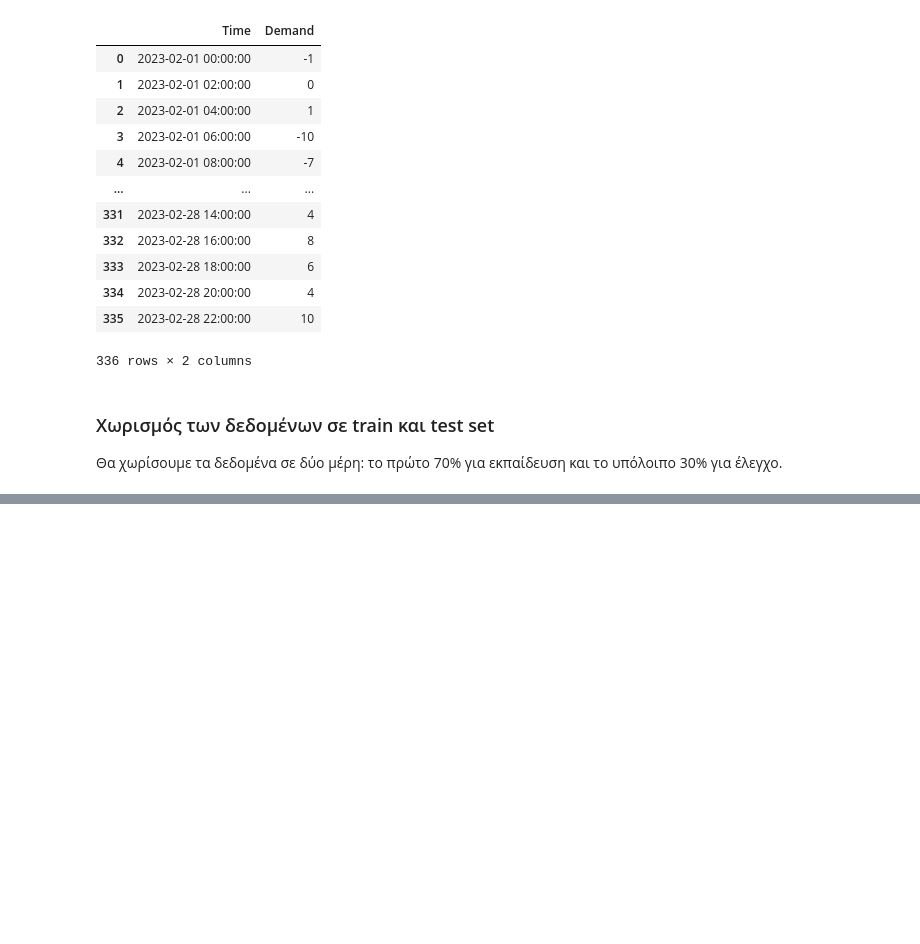
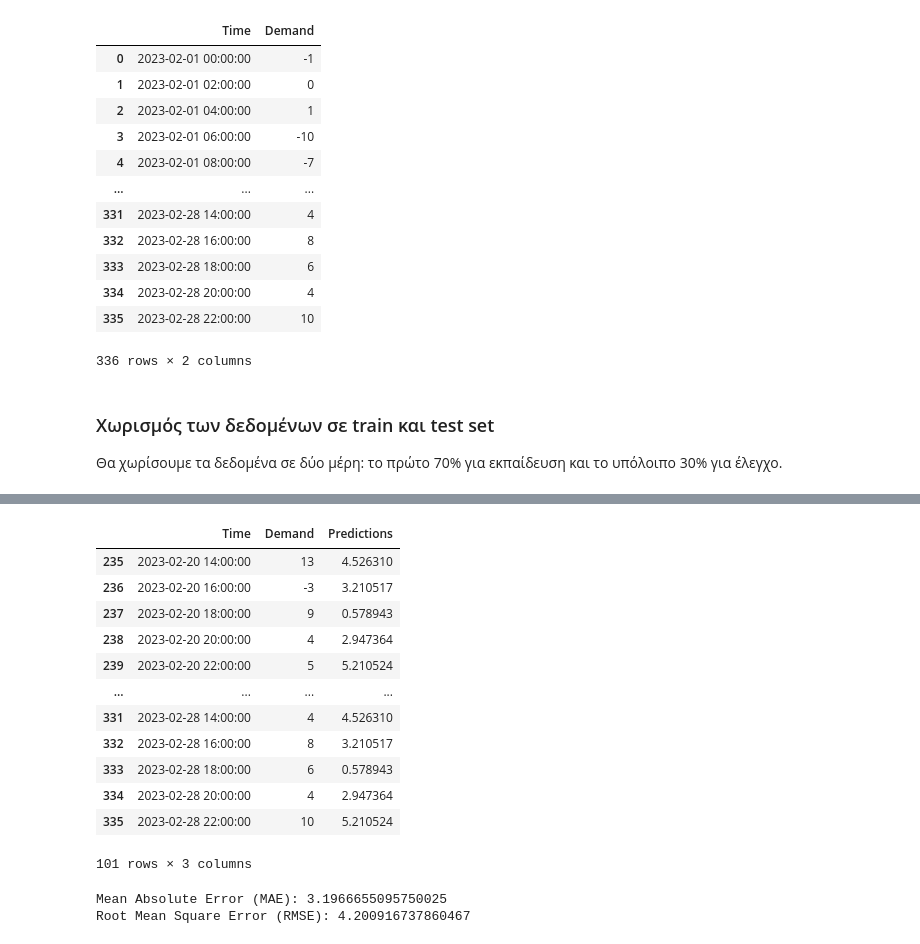
Before and after one commit to Th4nosMyl/Bike-Station-Time-Series-Analysis, a Jupyter notebook: src/BikeStationTimeSeriesAnalysis.ipynb, the cells around one changed output, grey strips where cells are left out. Drawn from its saved outputs; the diff is of its cells as text; code cells hidden in the pictures; blank space fills up the shorter version.

```diff
--- a/src/BikeStationTimeSeriesAnalysis.ipynb
+++ b/src/BikeStationTimeSeriesAnalysis.ipynb
@@ -165,0 +176,42 @@ testData = demandSeries[trainSize:]
+# %%
+# Δημιουργία αντιγράφου του test set για να αποφύγουμε το SettingWithCopyWarning
+testDataCopy = testData.copy()
+
+# Εκπαίδευση του μοντέλου
+modelExp = ExponentialSmoothing(trainData['Demand'], seasonal='add', seasonal_periods=12).fit()
+
+# Πρόβλεψη με το μοντέλο
+predExp = modelExp.forecast(len(testDataCopy))
+
+# Oρισμός των προβλέψεων στο test set χρησιμοποιώντας .loc
+testDataCopy.loc[:, 'Predictions'] = predExp.values
+
+# Ανάθεση των προβλέψεων στο αντίγραφο του test set
+expPredictions = testDataCopy.copy()
+
+# Εκτύπωση των προβλέψεων
+expPredictions
+# %% [output]
+|  | Time | Demand | Predictions |
+| 235 | 2023-02-20 14:00:00 | 13 | 4.526310 |
+| 236 | 2023-02-20 16:00:00 | -3 | 3.210517 |
+| 237 | 2023-02-20 18:00:00 | 9 | 0.578943 |
+| 238 | 2023-02-20 20:00:00 | 4 | 2.947364 |
+| 239 | 2023-02-20 22:00:00 | 5 | 5.210524 |
+| ... | ... | ... | ... |
+| 331 | 2023-02-28 14:00:00 | 4 | 4.526310 |
+| 332 | 2023-02-28 16:00:00 | 8 | 3.210517 |
+| 333 | 2023-02-28 18:00:00 | 6 | 0.578943 |
+| 334 | 2023-02-28 20:00:00 | 4 | 2.947364 |
+| 335 | 2023-02-28 22:00:00 | 10 | 5.210524 |
+101 rows × 3 columns
+# %%
+# Υπολογισμός των μετρικών MAE και RMSE
+maeEXP = mean_absolute_error(testDataCopy['Demand'], testDataCopy['Predictions'])
+rmseEXP = np.sqrt(mean_squared_error(testDataCopy['Demand'], testDataCopy['Predictions']))
+
+print(f'Mean Absolute Error (MAE): {maeEXP}')
+print(f'Root Mean Square Error (RMSE): {rmseEXP}')
+# %% [output]
+Mean Absolute Error (MAE): 3.1966655095750025
+Root Mean Square Error (RMSE): 4.200916737860467
```
Also changed, not shown: parts of 7 cells of this notebook.
